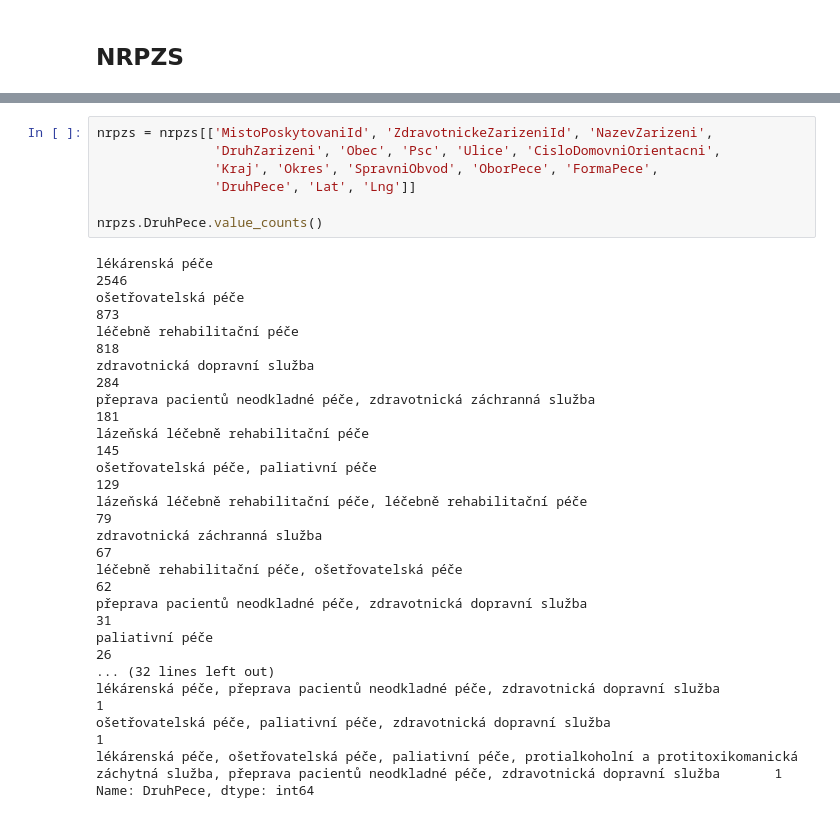
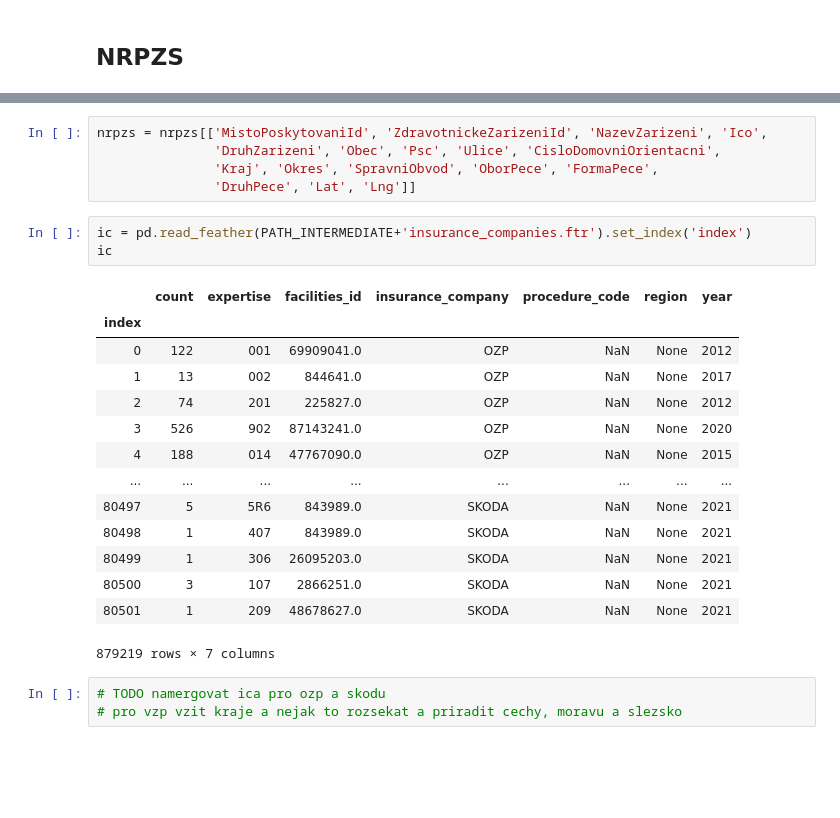
Before and after one commit to opendatalabcz/mapa-zdravi, a Jupyter notebook: src/scripts/ins_parsing.ipynb, the cells around one changed output, grey strips where cells are left out. Cells and saved outputs as stored; diff of their text form; blank space fills up the shorter version.

```diff
--- a/src/scripts/ins_parsing.ipynb
+++ b/src/scripts/ins_parsing.ipynb
@@ -152,25 +127,26 @@ Name: MistoPoskytovaniId, dtype: int64
 # %%
-nrpzs = nrpzs[['MistoPoskytovaniId', 'ZdravotnickeZarizeniId', 'NazevZarizeni',
+nrpzs = nrpzs[['MistoPoskytovaniId', 'ZdravotnickeZarizeniId', 'NazevZarizeni', 'Ico',
                'DruhZarizeni', 'Obec', 'Psc', 'Ulice', 'CisloDomovniOrientacni',
                'Kraj', 'Okres', 'SpravniObvod', 'OborPece', 'FormaPece',
                'DruhPece', 'Lat', 'Lng']]
-
-nrpzs.DruhPece.value_counts()
-# %% [output]
-lékárenská péče                                                                                                                                                                2546
-ošetřovatelská péče                                                                                                                                                             873
-léčebně rehabilitační péče                                                                                                                                                      818
-zdravotnická dopravní služba                                                                                                                                                    284
-přeprava pacientů neodkladné péče, zdravotnická záchranná služba                                                                                                                181
-lázeňská léčebně rehabilitační péče                                                                                                                                             145
-ošetřovatelská péče, paliativní péče                                                                                                                                            129
-lázeňská léčebně rehabilitační péče, léčebně rehabilitační péče                                                                                                                  79
-zdravotnická záchranná služba                                                                                                                                                    67
-léčebně rehabilitační péče, ošetřovatelská péče                                                                                                                                  62
-přeprava pacientů neodkladné péče, zdravotnická dopravní služba                                                                                                                  31
-paliativní péče                                                                                                                                                                  26
-... (32 lines left out)
-lékárenská péče, přeprava pacientů neodkladné péče, zdravotnická dopravní služba                                                                                                  1
-ošetřovatelská péče, paliativní péče, zdravotnická dopravní služba                                                                                                                1
-lékárenská péče, ošetřovatelská péče, paliativní péče, protialkoholní a protitoxikomanická záchytná služba, přeprava pacientů neodkladné péče, zdravotnická dopravní služba       1
-Name: DruhPece, dtype: int64
+# %%
+ic = pd.read_feather(PATH_INTERMEDIATE+'insurance_companies.ftr').set_index('index')
+ic
+# %% [output]
+|  | count | expertise | facilities_id | insurance_company | procedure_code | region | year |
+| index |  |  |  |  |  |  |  |
+| 0 | 122 | 001 | 69909041.0 | OZP | NaN | None | 2012 |
+| 1 | 13 | 002 | 844641.0 | OZP | NaN | None | 2017 |
+| 2 | 74 | 201 | 225827.0 | OZP | NaN | None | 2012 |
+| 3 | 526 | 902 | 87143241.0 | OZP | NaN | None | 2020 |
+| 4 | 188 | 014 | 47767090.0 | OZP | NaN | None | 2015 |
+| ... | ... | ... | ... | ... | ... | ... | ... |
+| 80497 | 5 | 5R6 | 843989.0 | SKODA | NaN | None | 2021 |
+| 80498 | 1 | 407 | 843989.0 | SKODA | NaN | None | 2021 |
+| 80499 | 1 | 306 | 26095203.0 | SKODA | NaN | None | 2021 |
+| 80500 | 3 | 107 | 2866251.0 | SKODA | NaN | None | 2021 |
+| 80501 | 1 | 209 | 48678627.0 | SKODA | NaN | None | 2021 |
+879219 rows × 7 columns
+# %%
+# TODO namergovat ica pro ozp a skodu
+# pro vzp vzit kraje a nejak to rozsekat a priradit cechy, moravu a slezsko
```
Also changed, not shown: parts of 10 cells of this notebook.
